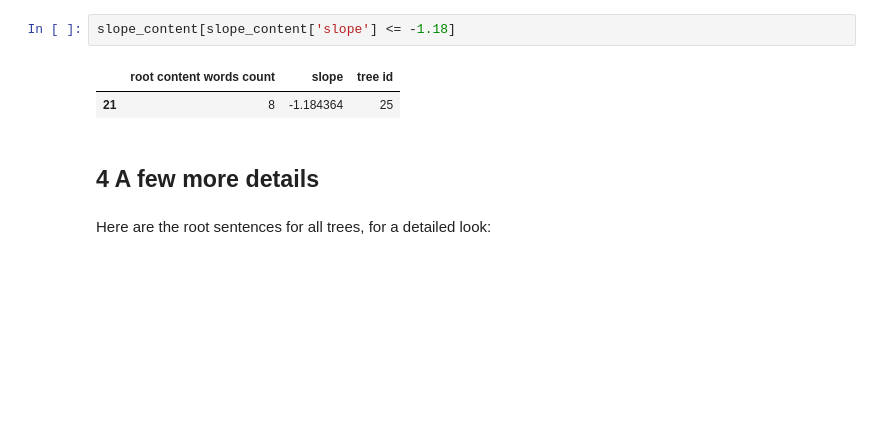
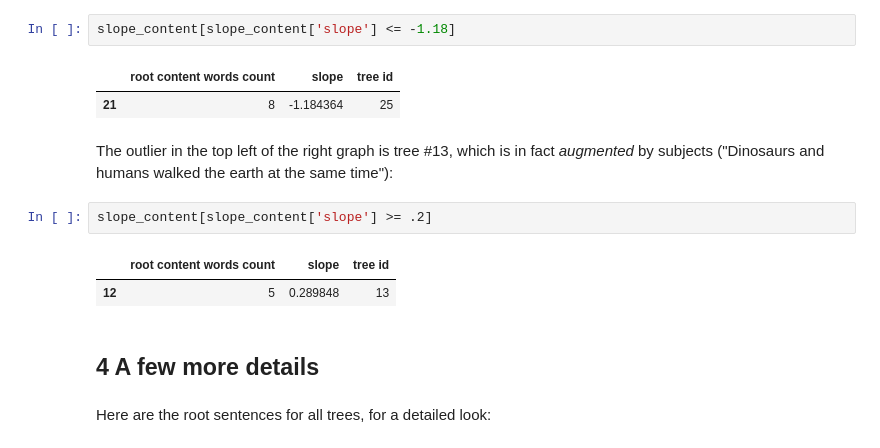
Before and after one commit to interpretation-experiment/analysis, a Jupyter notebook: notebooks/cut-replace_rate.ipynb, the cells around one changed output. Drawn from its saved outputs; the diff is of its cells as text; blank space fills up the shorter version.

```diff
--- a/notebooks/cut-replace_rate.ipynb
+++ b/notebooks/cut-replace_rate.ipynb
@@ -116,6 +123,13 @@ slope_content[slope_content['slope'] <= -1.18]
 # %% [output]
 |  | root content words count | slope | tree id |
 | 21 | 8 | -1.184364 | 25 |
+# %% [markdown]
+The outlier in the top left of the right graph is tree #13, which is in fact *augmented* by subjects ("Dinosaurs and humans walked the earth at the same time"):
+# %%
+slope_content[slope_content['slope'] >= .2]
+# %% [output]
+|  | root content words count | slope | tree id |
+| 12 | 5 | 0.289848 | 13 |
 # %% [markdown]
 ## 4 A few more details
 # %% [markdown]
```
Also changed, not shown: parts of 6 cells of this notebook, 1 other file.
